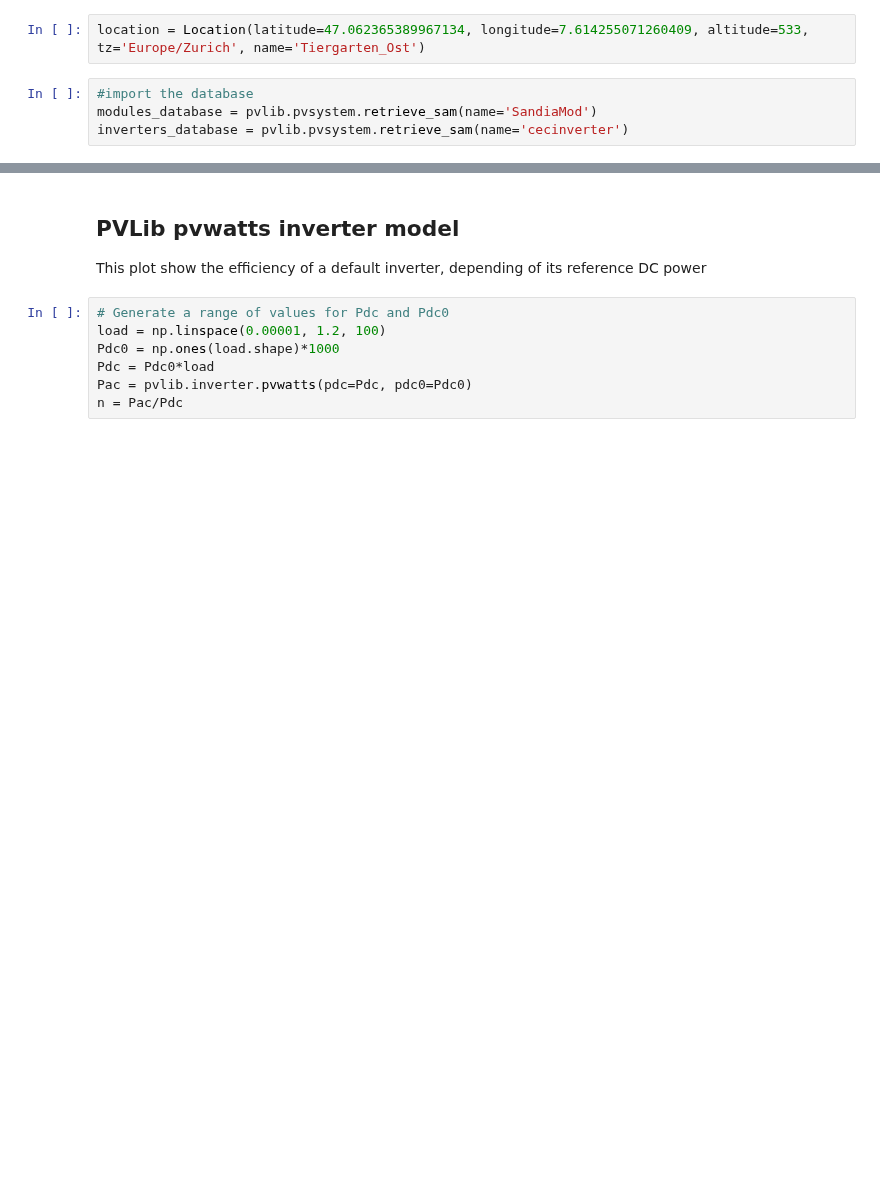
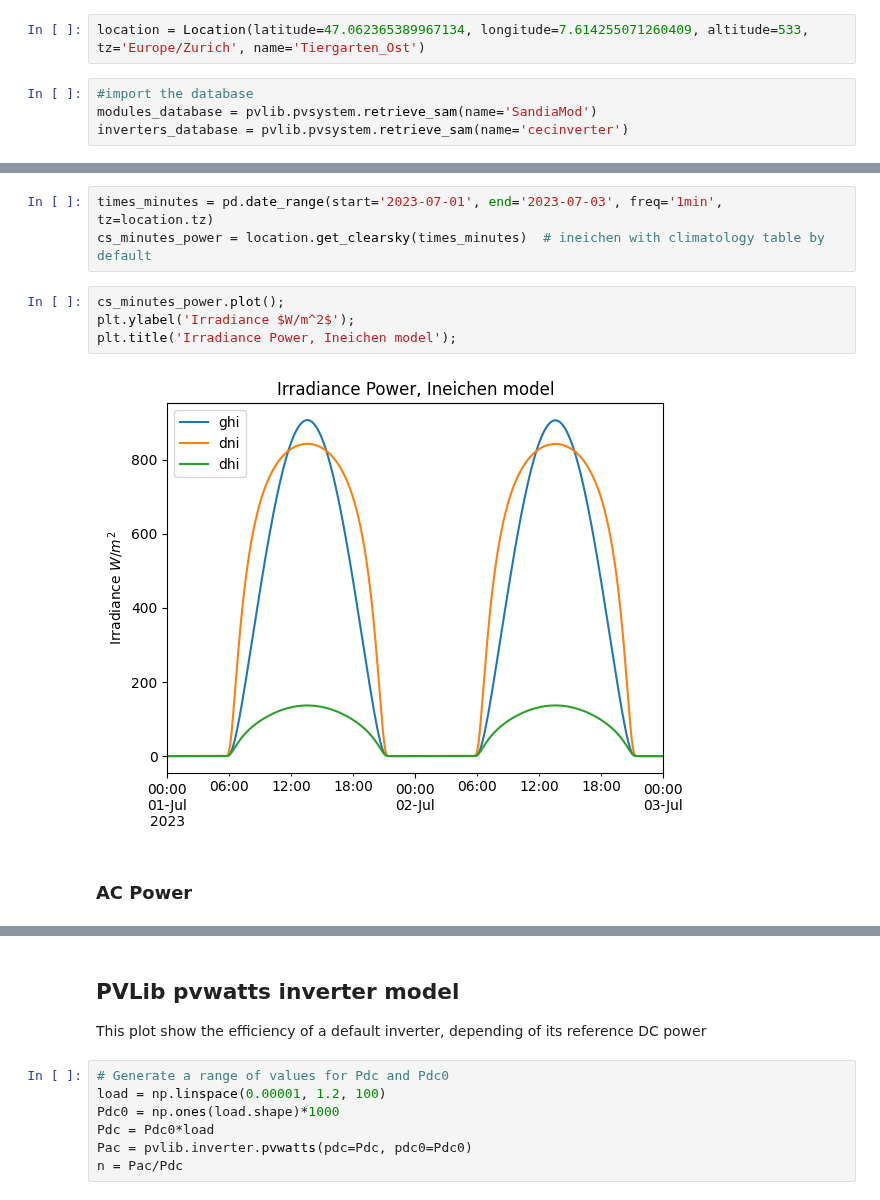
Before and after one commit to maximecharriere/TM_PV_ADC, a Jupyter notebook: 00_Scripts/PVLibTestGeneration_colab.ipynb, the cells around one changed output, grey strips where cells are left out. Cells and saved outputs as stored; diff of their text form; blank space fills up the shorter version.

```diff
--- a/00_Scripts/PVLibTestGeneration_colab.ipynb
+++ b/00_Scripts/PVLibTestGeneration_colab.ipynb
@@ -230,0 +224,11 @@ plt.title('GHI Irradiance, Ineichen model');
+# %%
+times_minutes = pd.date_range(start='2023-07-01', end='2023-07-03', freq='1min', tz=location.tz)
+cs_minutes_power = location.get_clearsky(times_minutes)  # ineichen with climatology table by default
+# %%
+cs_minutes_power.plot();
+plt.ylabel('Irradiance $W/m^2$');
+plt.title('Irradiance Power, Ineichen model');
+# %% [output]
+[figure, added]
+# %% [markdown]
+### AC Power
```
Also changed, not shown: parts of 10 cells of this notebook.
